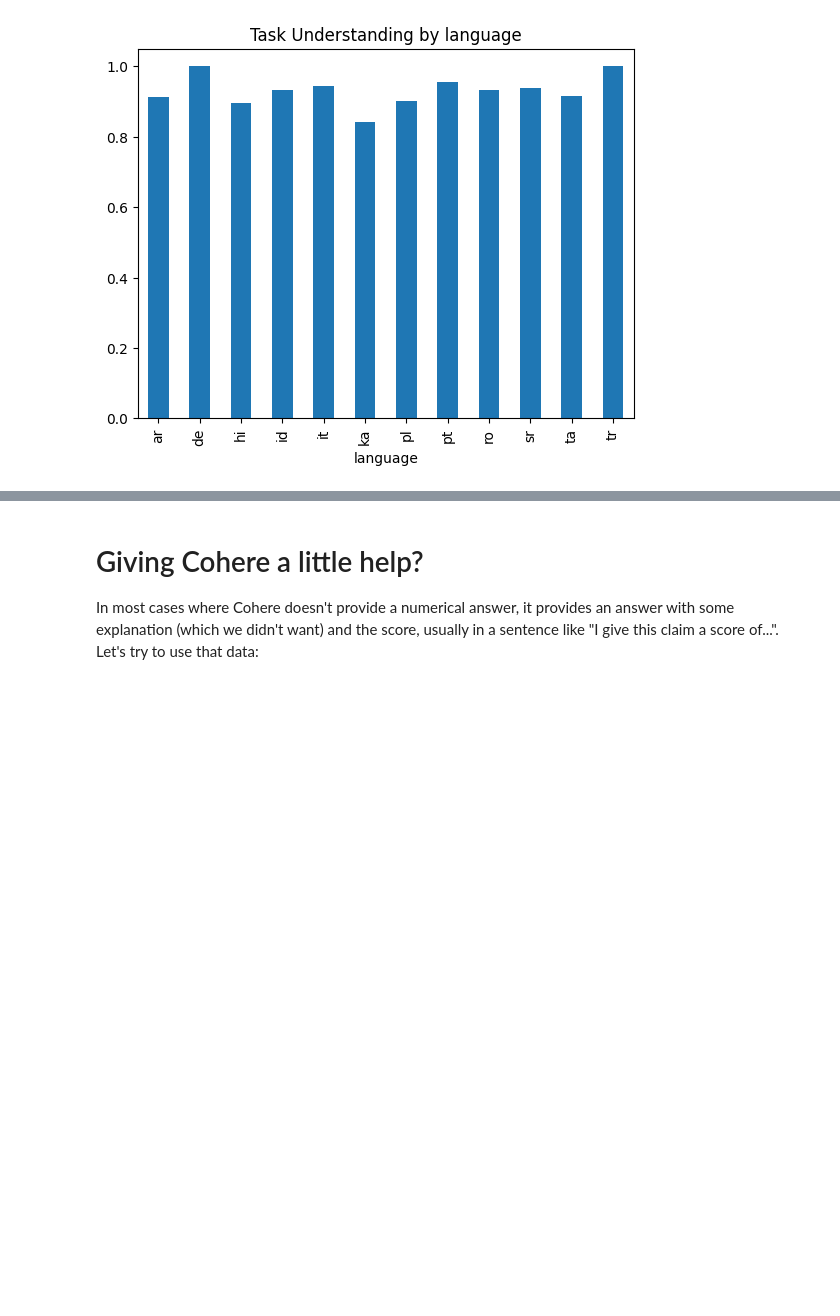
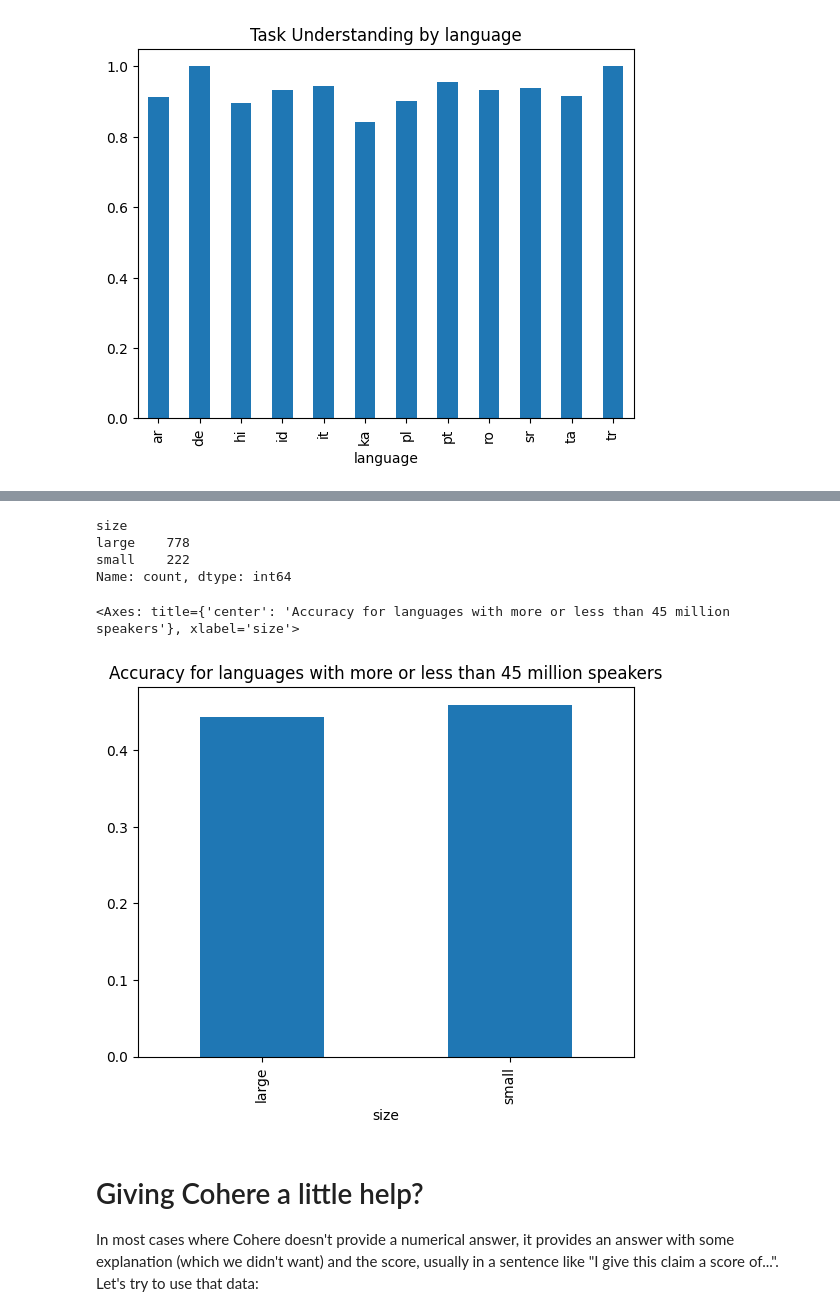
Before and after one commit to TheFloatingString/llm-misinfo-eval, a Jupyter notebook: notebooks/cohere_eval.ipynb, the cells around one changed output, grey strips where cells are left out. Saved outputs shown, nothing was run; the diff lists cells and outputs as text; code cells hidden in the pictures; blank space fills up the shorter version.

```diff
--- a/notebooks/cohere_eval.ipynb
+++ b/notebooks/cohere_eval.ipynb
@@ -185,3 +280,26 @@ df_understood.plot.bar("understood", title="Task Understanding by language")
+# %%
+#languages by size (https://en.wikipedia.org/wiki/List_of_languages_by_total_number_of_speakers)
+#<45 m: no, nl, pl, ro, sr, sq, az, ka, si
+#>45 m: de, es, fr, it, pt, ru, ar, bn, fa, gu, hi, id, mr, pa, ta, tr
+def small(row):
+    if row["language"] in ["no", "nl", "pl", "ro", "sr", "sq", "az", "ka", "si"]:
+        return "small"
+    else:
+        return "large"
+
+df_results0["size"] = df_results0.apply(small, axis=1)
+df_results0["size"].value_counts() #much fewer small languages
+# %% [output]
+size
+large    778
+small    222
+Name: count, dtype: int64
+# %%
+df_size = df_results0.groupby("size")["match"].agg(np.mean)
+df_size.plot.bar("match", title="Accuracy for languages with more or less than 45 million speakers")
+# %% [output]
+<Axes: title={'center': 'Accuracy for languages with more or less than 45 million speakers'}, xlabel='size'>
+[figure, added]
 # %% [markdown]
 # Giving Cohere a little help?
 In most cases where Cohere doesn't provide a numerical answer, it provides an answer with some explanation (which we didn't want) and the score, usually in a sentence like "I give this claim a score of...". Let's try to use that data:
```
Also changed, not shown: parts of 20 cells of this notebook.
